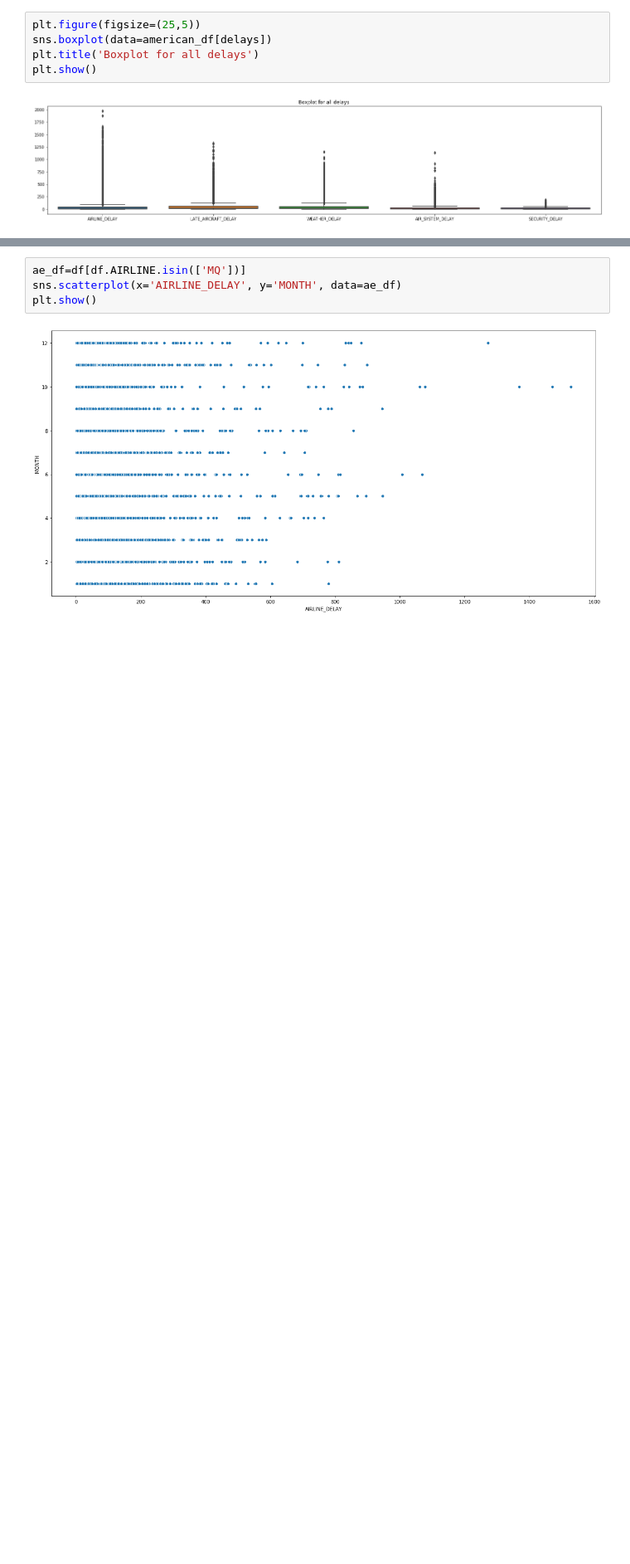
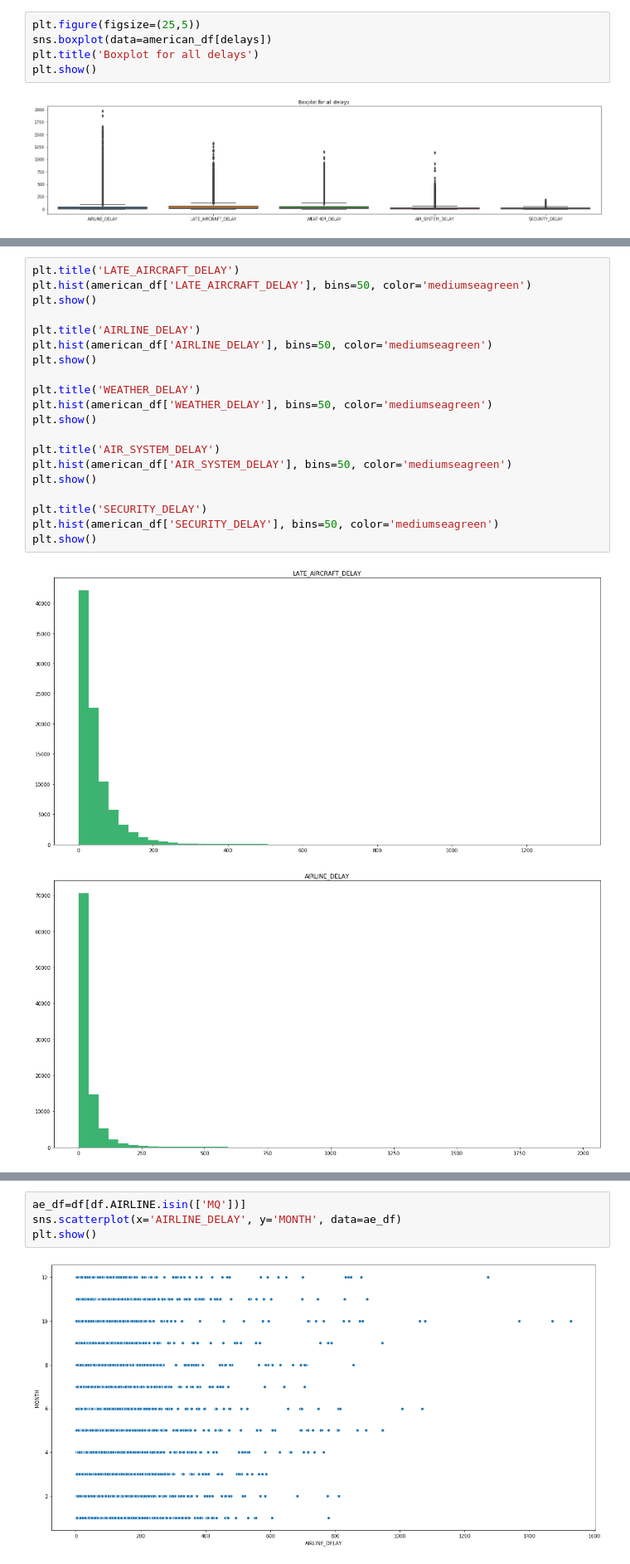
Before and after one commit to Kirstenj5115/Flight_Delays, a Jupyter notebook: FlightDelays_Capstone2_KirstenJames_v2.ipynb, the cells around one changed output, grey strips where cells are left out. Shown at 83% size. Saved outputs shown, nothing was run; the diff lists cells and outputs as text; blank space fills up the shorter version.

```diff
--- a/FlightDelays_Capstone2_KirstenJames_v2.ipynb
+++ b/FlightDelays_Capstone2_KirstenJames_v2.ipynb
@@ -579,0 +605,23 @@ plt.show()
+# %%
+plt.title('LATE_AIRCRAFT_DELAY')
+plt.hist(american_df['LATE_AIRCRAFT_DELAY'], bins=50, color='mediumseagreen')
+plt.show()
+
+plt.title('AIRLINE_DELAY')
+plt.hist(american_df['AIRLINE_DELAY'], bins=50, color='mediumseagreen')
+plt.show()
+
+plt.title('WEATHER_DELAY')
+plt.hist(american_df['WEATHER_DELAY'], bins=50, color='mediumseagreen')
+plt.show()
+
+plt.title('AIR_SYSTEM_DELAY')
+plt.hist(american_df['AIR_SYSTEM_DELAY'], bins=50, color='mediumseagreen')
+plt.show()
+
+plt.title('SECURITY_DELAY')
+plt.hist(american_df['SECURITY_DELAY'], bins=50, color='mediumseagreen')
+plt.show()
+# %% [output]
+[figure, added]
+[figure, added]
```
Also changed, not shown: parts of 18 cells of this notebook.
